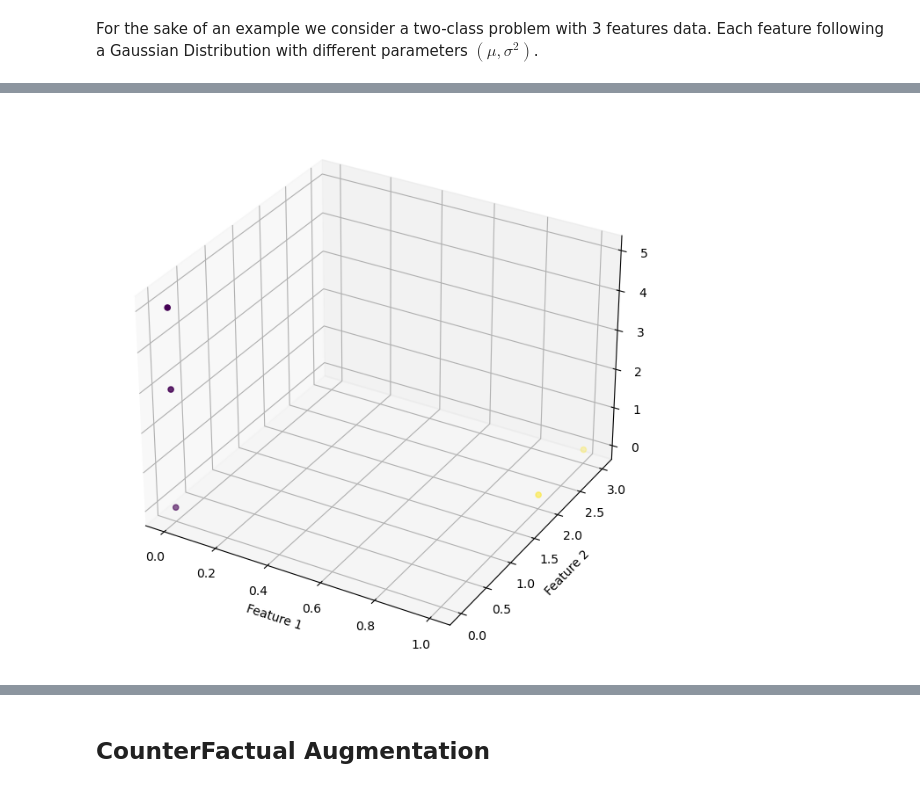
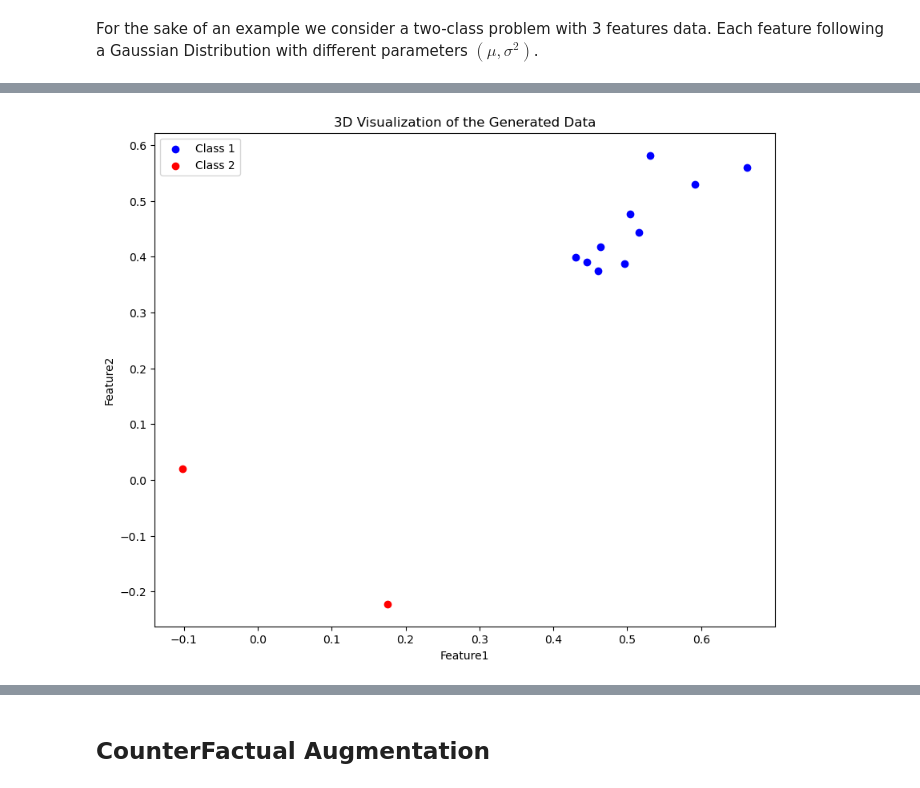
Before and after one commit to DorianJoubaud/CounterFactualAugmentation-CFA, a Jupyter notebook: cfaExample.ipynb, the cells around one changed output, grey strips where cells are left out. Drawn from its saved outputs; the diff is of its cells as text; code cells hidden in the pictures.

```diff
--- a/cfaExample.ipynb
+++ b/cfaExample.ipynb
@@ -181,27 +11,27 @@ import numpy as np
 import pandas as pd
 import matplotlib.pyplot as plt
 from mpl_toolkits.mplot3d import Axes3D
+from cfa import CFA
 
 # Number of samples per class
-n_1 = 150
-n_2 = 35
+n_1 = 10
+n_2 = 2
 
 # Class 1 parameters
-mean_class1 = [20, 10, 15]
-std_class1 = [1, 2, 3]
+mean_class1 = [.5,.5]
+std_class1 = [.1,.1]
 
 # Class 2 parameters
-mean_class2 = [10, 15, 20]
-std_class2 = [1.5, 2.5, 3.5]
+mean_class2 = [0,0]
+std_class2 = [.1,.1]
 
 # Generate data
-data_class1 = [[0,0,0],[0,0,3],[0,0,5]]
-data_class2 = [[1,2,0],[1,3,0]]
-
+data_class1 = np.random.normal(loc=mean_class1, scale=std_class1, size=(n_1, 2))
+data_class2 = np.random.normal(loc=mean_class2, scale=std_class2, size=(n_2, 2))
 # Create DataFrame and add class labels
-df_class1 = pd.DataFrame(data_class1, columns=['Feature1', 'Feature2','Feature3'])
+df_class1 = pd.DataFrame(data_class1, columns=['Feature1', 'Feature2'])
 df_class1['Class'] = 1
-df_class2 = pd.DataFrame(data_class2, columns=['Feature1', 'Feature2','Feature3'])
+df_class2 = pd.DataFrame(data_class2, columns=['Feature1', 'Feature2'])
 df_class2['Class'] = 2
 df = pd.concat([df_class1, df_class2], ignore_index=True)
 
@@ -209,5 +39,5 @@ df = pd.concat([df_class1, df_class2], ignore_index=True)
 df = df.sample(frac=1).reset_index(drop=True)
 
 
-df.head()
+df
 # %% [output]
@@ -220,11 +57,17 @@ df.head()
 # %%
-# Plot the data 3D
-fig = plt.figure(figsize=(8,8))
-ax = fig.add_subplot(111, projection='3d')
-ax.scatter(df['Feature1'], df['Feature2'],df['Feature3'], c=df['Class'])
-ax.set_xlabel('Feature 1')
-ax.set_ylabel('Feature 2')
+
+fig = plt.figure(figsize=(10, 8))
+ax = fig.add_subplot(111)
+
+ax.scatter(df_class1['Feature1'], df_class1['Feature2'], color='blue', label='Class 1')
+ax.scatter(df_class2['Feature1'], df_class2['Feature2'], color='red', label='Class 2')
+
+ax.set_xlabel('Feature1')
+ax.set_ylabel('Feature2')
+
+ax.set_title('3D Visualization of the Generated Data')
+ax.legend()
 
 plt.show()
 # %% [output]
-[figure, old version]
+[figure, new version]
```
Also changed, not shown: parts of 24 cells of this notebook, 1 other file.
